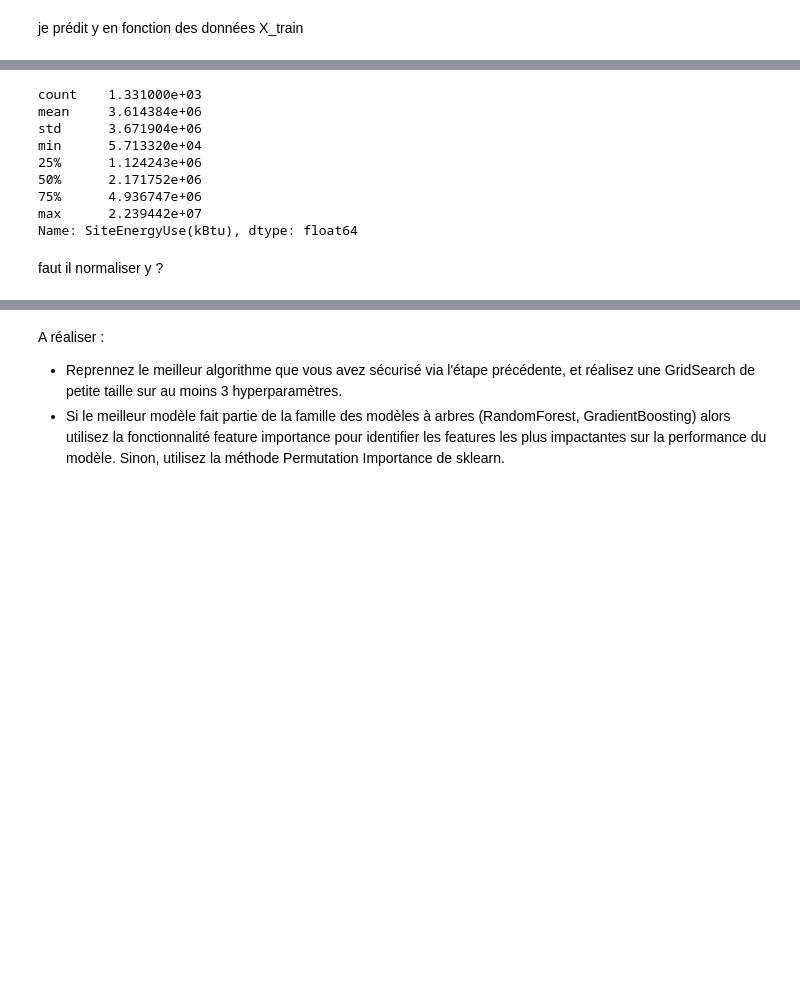
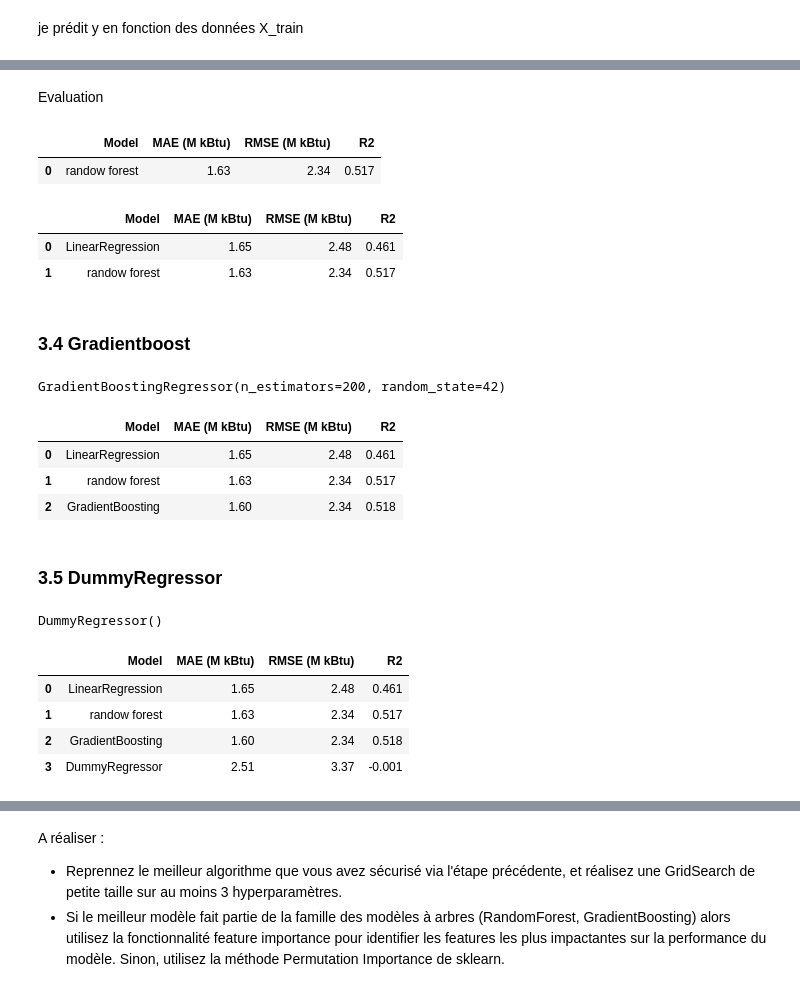
Before and after one commit to Solisdata/projet6_ml_api, a Jupyter notebook: 2_modelisation_supervisée.ipynb, the cells around one changed output, grey strips where cells are left out. Saved outputs shown, nothing was run; the diff lists cells and outputs as text; code cells hidden in the pictures; blank space fills up the shorter version.

Commit message:
ajout modèle Random forest, Gradientboost, DummyRegressor

```diff
--- a/2_modelisation_supervisée.ipynb
+++ b/2_modelisation_supervisée.ipynb
@@ -312,14 +356,17 @@ __________________________________________________
-# %%
-y.describe()
-# %% [output]
-count    1.331000e+03
-mean     3.614384e+06
-std      3.671904e+06
-min      5.713320e+04
-25%      1.124243e+06
-50%      2.171752e+06
-75%      4.936747e+06
-max      2.239442e+07
-Name: SiteEnergyUse(kBtu), dtype: float64
-# %% [markdown]
-faut il normaliser y ?
+# %% [markdown]
+Evaluation
+# %%
+df_result_rf = evaluate_to_df(rf, X_test, y_test, y_pred_test, model_name="randow forest")
+df_result_rf
+# %% [output]
+|  | Model | MAE (M kBtu) | RMSE (M kBtu) | R2 |
+| 0 | randow forest | 1.63 | 2.34 | 0.517 |
+# %%
+df_combined =  pd.concat([df_results_lr, df_result_rf], axis=0, ignore_index=True)
+df_combined
+# %% [output]
+|  | Model | MAE (M kBtu) | RMSE (M kBtu) | R2 |
+| 0 | LinearRegression | 1.65 | 2.48 | 0.461 |
+| 1 | randow forest | 1.63 | 2.34 | 0.517 |
+# %% [markdown]
+### 3.4 Gradientboost
@@ -325,0 +381,5 @@ faut il normaliser y ?
+# %%
+# Entraînement
+gb.fit(X_train, y_train)
+# %% [output]
+GradientBoostingRegressor(n_estimators=200, random_state=42)
@@ -325,0 +392,21 @@ faut il normaliser y ?
+# %%
+df_combined =  pd.concat([df_combined, df_result], axis=0, ignore_index=True)
+df_combined
+# %% [output]
+|  | Model | MAE (M kBtu) | RMSE (M kBtu) | R2 |
+| 0 | LinearRegression | 1.65 | 2.48 | 0.461 |
+| 1 | randow forest | 1.63 | 2.34 | 0.517 |
+| 2 | GradientBoosting | 1.60 | 2.34 | 0.518 |
+# %% [markdown]
+### 3.5 DummyRegressor
+# %%
+# Modèle baseline
+dummy = DummyRegressor(strategy="mean")  # ou "median"
+dummy.fit(X_train, y_train)
+# %% [output]
+DummyRegressor()
+# %%
+y_pred_test_dummy = dummy.predict(X_test)
+# %%
+# Évaluation
+df_result = evaluate_to_df(dummy, X_test, y_test, y_pred_test_dummy, model_name="DummyRegressor")
@@ -325,0 +415,9 @@ faut il normaliser y ?
+# %%
+df_combined =  pd.concat([df_combined, df_result], axis=0, ignore_index=True)
+df_combined
+# %% [output]
+|  | Model | MAE (M kBtu) | RMSE (M kBtu) | R2 |
+| 0 | LinearRegression | 1.65 | 2.48 | 0.461 |
+| 1 | randow forest | 1.63 | 2.34 | 0.517 |
+| 2 | GradientBoosting | 1.60 | 2.34 | 0.518 |
+| 3 | DummyRegressor | 2.51 | 3.37 | -0.001 |
```
Also changed, not shown: parts of 30 cells of this notebook, 2 other files.
